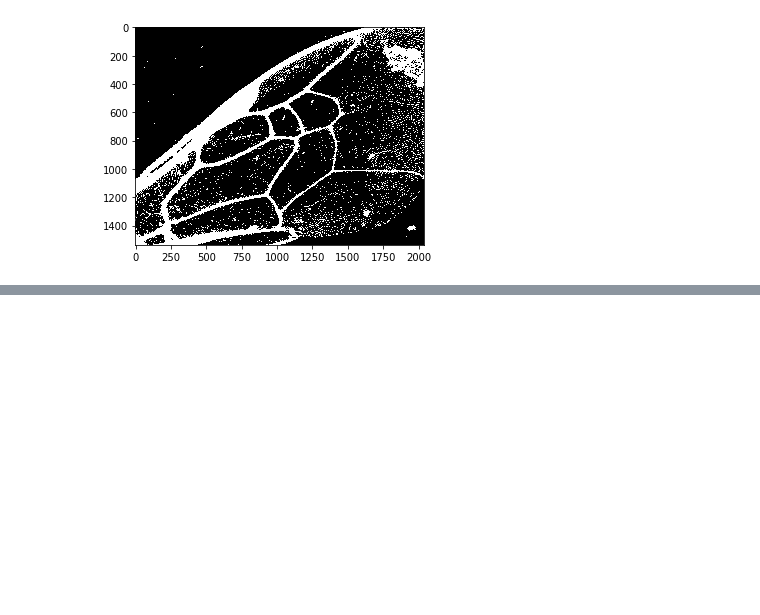
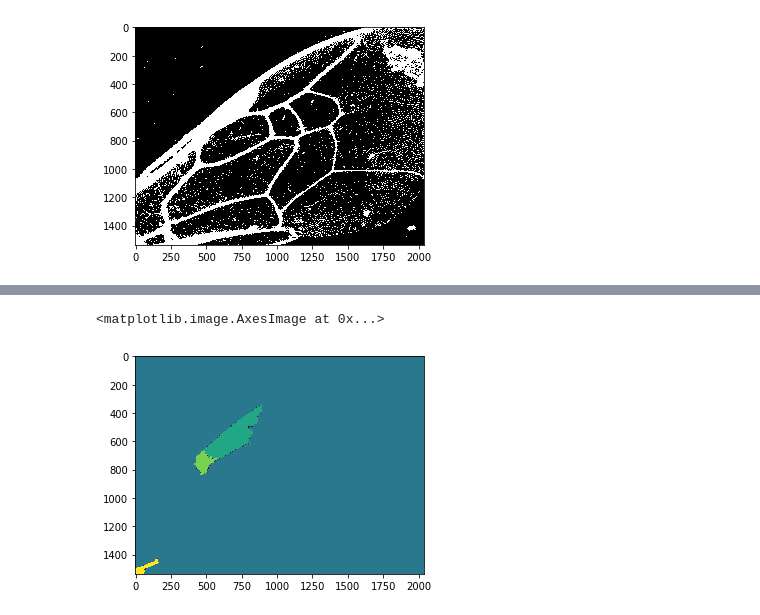
Before and after one commit to DaniGodin/BeeDetect, a Jupyter notebook: src/Alex_tests.ipynb, the cells around one changed output, grey strips where cells are left out. Cells and saved outputs as stored; diff of their text form; code cells hidden in the pictures; blank space fills up the shorter version.

```diff
--- a/src/Alex_tests.ipynb
+++ b/src/Alex_tests.ipynb
@@ -115,5 +126,10 @@ markers = markers+1
 
 # Now, mark the region of unknown with zero
 markers[unknown==255] = 0
+# %%
+plt.imshow(markers)
+# %% [output]
+<matplotlib.image.AxesImage at 0x...>
+[figure, added]
 # %%
 markers = cv2.watershed(img,markers)
```
Also changed, not shown: parts of 3 cells of this notebook.
